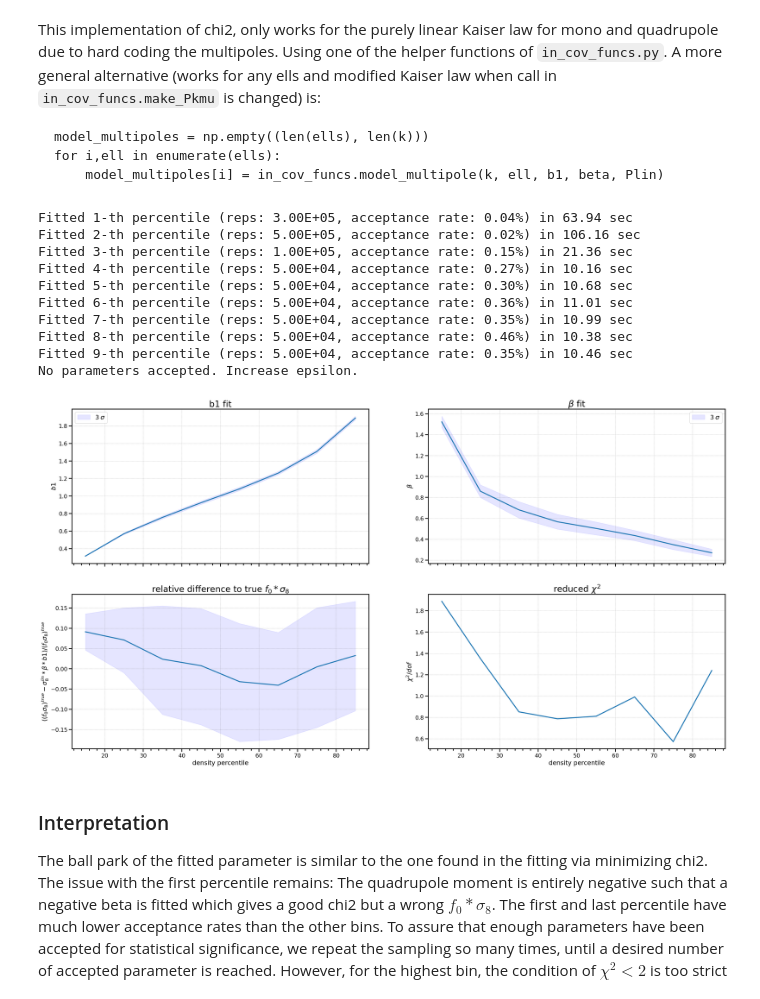
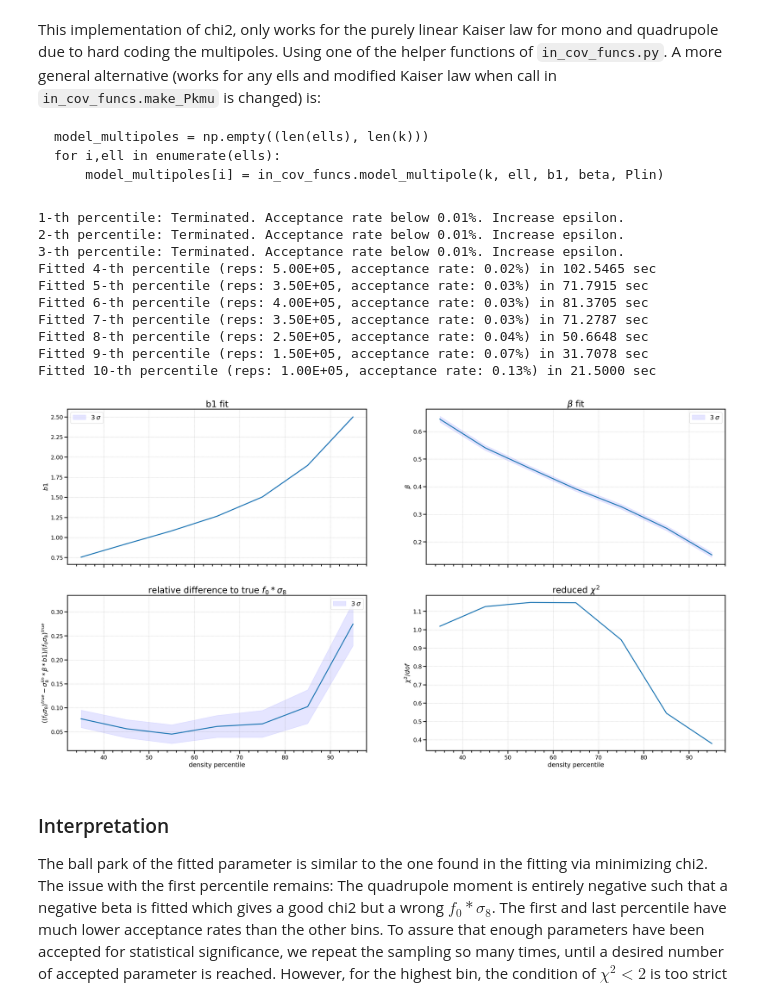
Before and after one commit to JulianWack/IfA-SummerStudent-2022, a Jupyter notebook: fit_linear_model_in_density_bins/Fit_b1_beta_ABC.ipynb, the cells around one changed output. Saved outputs shown, nothing was run; the diff lists cells and outputs as text; code cells hidden in the pictures.

Commit message:
fitting using mock covariance

```diff
--- a/fit_linear_model_in_density_bins/Fit_b1_beta_ABC.ipynb
+++ b/fit_linear_model_in_density_bins/Fit_b1_beta_ABC.ipynb
@@ -33,10 +33,18 @@ sigma8_true = 0.8111
 f0_true = cosmo.scale_independent_growth_rate(redshift)
 
 dk = 0.01
+kmax = 0.05 # due to BoxSize, last bin with nonz zero Fourier mode is k = 0.343. Hence, kmax<0.343.
 ells = [0,2]
-# %%
-# load computed power spectra to deduce multipoles in each bin and P(k,mu) from data
-k, shotnoise, n_ptile, Pk_ells, mus, Pkmus = icf.load_power_data('/home/jwack/main/fit_linear_model_in_density_bins/', ells, get_Pkmus=True)
+# %%
+# load computed power spectra to deduce multipoles in each bin and P(k,mu) from data
+k_full, shotnoise, n_ptile, Pk_ells_full, mus, Pkmus_full = icf.load_power_data('/home/jwack/main/fit_linear_model_in_density_bins/',
+                                                               ells, get_data_Pkmus=True)
+# slice down arrays of k and multipoles
+mask = k_full <= kmax
+mask[0] = False # first k bin is problematic. See inv_cov_funcs.slice_covmat
+k = k_full[mask]
+Pk_ells = Pk_ells_full[:,:,mask]
+Pkmus = Pkmus_full[:,mask,:]
 # %% [markdown]
 This implementation of chi2, only works for the purely linear Kaiser law for mono and quadrupole due to hard coding the multipoles. Using one of the helper functions of `in_cov_funcs.py`. A more general alternative (works for any ells and modified Kaiser law when call in `in_cov_funcs.make_Pkmu` is changed) is:
 
@@ -112,26 +120,26 @@ reps = int(5e4)
 
 for i in range(n_ptile):
     t1 = time.time()
-    # change data format of Pk_ells to be compatible with chi2 minimization code
-    data_multipoles = np.zeros((len(ells), len(k)))
-    data_multipoles[0] = Pk_ells[i][0]
-    data_multipoles[1] = Pk_ells[i][1]
-
-    C_inv = icf.gaussian_cov_mat_inv(k, ells, BoxSize, shotnoise, dk, Pkmus[i], mus)
+    ### choose between analytic or mock covariance matrix ###
+#     C_inv = icf.gaussian_cov_mat_inv(k, ells, BoxSize, shotnoise, dk, Pkmus[i], mus) # analytic with data P(k,mu)
+    cov_mat = np.loadtxt('/home/jwack/main/bruteforce_covmat/covariance_matricies/cov_ptile_%d.txt'%i)
+    C_inv = icf.mock_cov_mat_inv(cov_mat, k_full, kmax) # mock
 
     sel = np.zeros((0,2))
     count = 0
+    skip_percentile = False
     # repeat sampling until enough parameter have been accepted for statistical significance
     while sel.shape[0] < 100:
-        partial_sel = ABC(k, data_multipoles, reps, ranges, 2, C_inv)
-        if partial_sel.shape[0] == 0:
-            print('No parameters accepted. Increase epsilon.')
+        partial_sel = ABC(k, Pk_ells[i], reps, ranges, 2, C_inv)
+        if partial_sel.shape[0]/reps*100 < 0.01:
+            print('%d-th percentile: Terminated. Acceptance rate below 0.01%%. Increase epsilon.'%(i+1))
+            skip_percentile = True
             break
         sel = np.concatenate((sel,partial_sel))
         count += 1
 
-    if sel.shape[0] == 0: # can't compute statistics if no parameters accepted
-        break
+    if skip_percentile: # skip percentile if not enough parameter are accepted
+        continue
     total_reps = count*reps
     acc_rate = sel.shape[0]/total_reps * 100
     # gets mean the the 3 sigma credibility interval. Returns similar results for variance and std
@@ -139,21 +147,21 @@ for i in range(n_ptile):
     beta_stats, _, _ = bayes_mvs(sel[:,1], alpha=0.997)
     b1_fits[i], b1_cred[i][0], b1_cred[i][1] = b1_stats[0], b1_stats[1][0], b1_stats[1][1]
     beta_fits[i], beta_cred[i][0], beta_cred[i][1] = beta_stats[0], beta_stats[1][0], beta_stats[1][1]
-    reduced_chi2[i] = chi2([b1_fits[i], beta_fits[i]], k, data_multipoles, C_inv) / (2*len(k)-2)
+    reduced_chi2[i] = chi2([b1_fits[i], beta_fits[i]], k, Pk_ells[i], C_inv) / (2*len(k)-2)
 
     t2 = time.time()
-    print("Fitted %d-th percentile (reps: %.2E, acceptance rate: %.2f%%) in %.2f sec"%(i+1,total_reps,acc_rate,t2-t1))
+    print("Fitted %d-th percentile (reps: %.2E, acceptance rate: %.2f%%) in %.4f sec"%(i+1,total_reps,acc_rate,t2-t1))
 # %% [output]
-Fitted 1-th percentile (reps: 3.00E+05, acceptance rate: 0.04%) in 63.94 sec
-Fitted 2-th percentile (reps: 5.00E+05, acceptance rate: 0.02%) in 106.16 sec
-Fitted 3-th percentile (reps: 1.00E+05, acceptance rate: 0.15%) in 21.36 sec
-Fitted 4-th percentile (reps: 5.00E+04, acceptance rate: 0.27%) in 10.16 sec
-Fitted 5-th percentile (reps: 5.00E+04, acceptance rate: 0.30%) in 10.68 sec
-Fitted 6-th percentile (reps: 5.00E+04, acceptance rate: 0.36%) in 11.01 sec
-Fitted 7-th percentile (reps: 5.00E+04, acceptance rate: 0.35%) in 10.99 sec
-Fitted 8-th percentile (reps: 5.00E+04, acceptance rate: 0.46%) in 10.38 sec
-Fitted 9-th percentile (reps: 5.00E+04, acceptance rate: 0.35%) in 10.46 sec
-No parameters accepted. Increase epsilon.
+1-th percentile: Terminated. Acceptance rate below 0.01%. Increase epsilon.
+2-th percentile: Terminated. Acceptance rate below 0.01%. Increase epsilon.
+3-th percentile: Terminated. Acceptance rate below 0.01%. Increase epsilon.
+Fitted 4-th percentile (reps: 5.00E+05, acceptance rate: 0.02%) in 102.5465 sec
+Fitted 5-th percentile (reps: 3.50E+05, acceptance rate: 0.03%) in 71.7915 sec
+Fitted 6-th percentile (reps: 4.00E+05, acceptance rate: 0.03%) in 81.3705 sec
+Fitted 7-th percentile (reps: 3.50E+05, acceptance rate: 0.03%) in 71.2787 sec
+Fitted 8-th percentile (reps: 2.50E+05, acceptance rate: 0.04%) in 50.6648 sec
+Fitted 9-th percentile (reps: 1.50E+05, acceptance rate: 0.07%) in 31.7078 sec
+Fitted 10-th percentile (reps: 1.00E+05, acceptance rate: 0.13%) in 21.5000 sec
 # %%
 from matplotlib.ticker import AutoMinorLocator
 fig, axs = plt.subplots(2, 2, figsize=(30,16), sharex=True)
@@ -162,35 +170,36 @@ mids = np.arange(5,105,10)[1:] # percentile mid points
 
 axs[0][0].plot(mids, b1_fits[1:])
 axs[0][0].fill_between(mids, b1_cred[:,0][1:], b1_cred[:,1][1:], color='b', alpha=0.1, label=r'$3 \: \sigma$')
 axs[0][0].set_title("b1 fit")
 axs[0][0].set_ylabel(r"$b1$")
 axs[0][0].legend()
 
 axs[0][1].plot(mids, beta_fits[1:])
 axs[0][1].fill_between(mids, beta_cred[:,0][1:], beta_cred[:,1][1:], color='b', alpha=0.1, label=r'$3 \: \sigma$')
 axs[0][1].set_title(r"$\beta$ fit")
 axs[0][1].set_ylabel(r"$\beta$")
 axs[0][1].legend()
 
 delta_f0_sig8 = (f0_true*sigma8_true - sigma8_lin*(beta_fits*b1_fits)) / (f0_true*sigma8_true)
 delta_f0_sig8_cred = (f0_true*sigma8_true - sigma8_lin*(beta_cred*b1_cred)) / (f0_true*sigma8_true)
 axs[1][0].plot(mids, delta_f0_sig8[1:])
 axs[1][0].fill_between(mids, delta_f0_sig8_cred[:,0][1:], delta_f0_sig8_cred[:,1][1:], color='b', alpha=0.1, label=r'$3 \: \sigma$')
 axs[1][0].set_title(r"relative difference to true $f_0*\sigma_8$")
 axs[1][0].set_xlabel("density percentile")
 axs[1][0].set_ylabel(r"$((f_0\sigma_8)^{true} - \sigma_8^{lin}*\beta*b1)/(f_0\sigma_8)^{true}$")
 axs[1][0].xaxis.set_minor_locator(AutoMinorLocator())
+axs[1][0].legend()
 
 axs[1][1].plot(mids, reduced_chi2[1:])
 axs[1][1].set_title("reduced $\chi^2$")
 axs[1][1].set_xlabel("density percentile")
 axs[1][1].set_ylabel(r"$\chi^2 / dof$")
 axs[1][1].xaxis.set_minor_locator(AutoMinorLocator())
 
 plt.show()
-#fig.savefig('plots/Fitting_b1_beta_densitybins_ABC.pdf')
+#fig.savefig('plots/Fitting_b1_beta_densitybins_ABC_mock.pdf')
 # %% [output]
-[figure, old version]
+[figure, new version]
 # %% [markdown]
 ### Interpretation
 The ball park of the fitted parameter is similar to the one found in the fitting via minimizing chi2. The issue with the first percentile remains: The quadrupole moment is entirely negative such that a negative beta is fitted which gives a good chi2 but a wrong $f_0*\sigma_8$. The first and last percentile have much lower acceptance rates than the other bins. To assure that enough parameters have been accepted for statistical significance, we repeat the sampling so many times, until a desired number of accepted parameter is reached. However, for the highest bin, the condition of $\chi^2<2$ is too strict such that usually no parameters are accepted. Even a significantly larger bound of 10 doesn't resolve the issue. Hence the bin is skipped.
```
Also changed, not shown: 9 other files.
